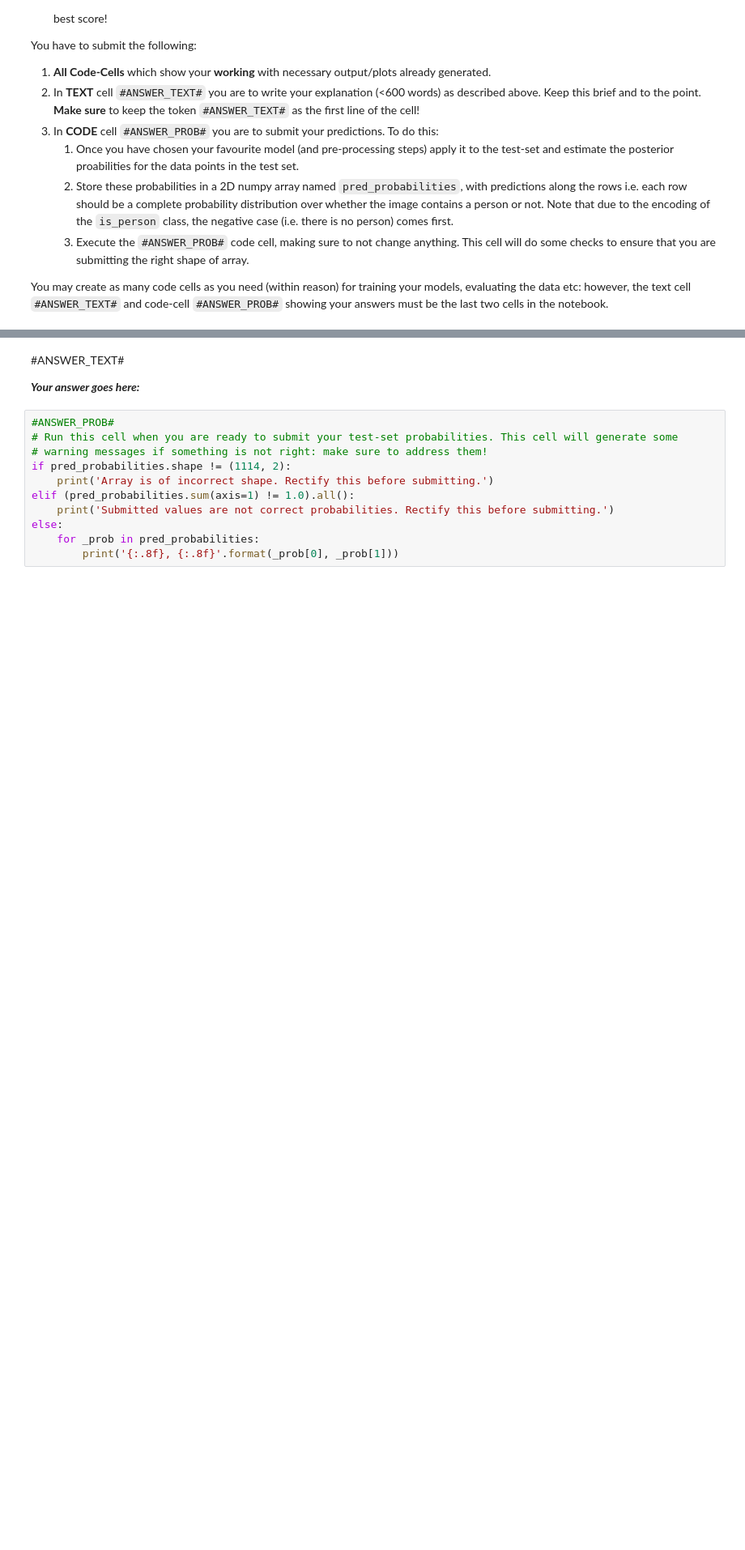
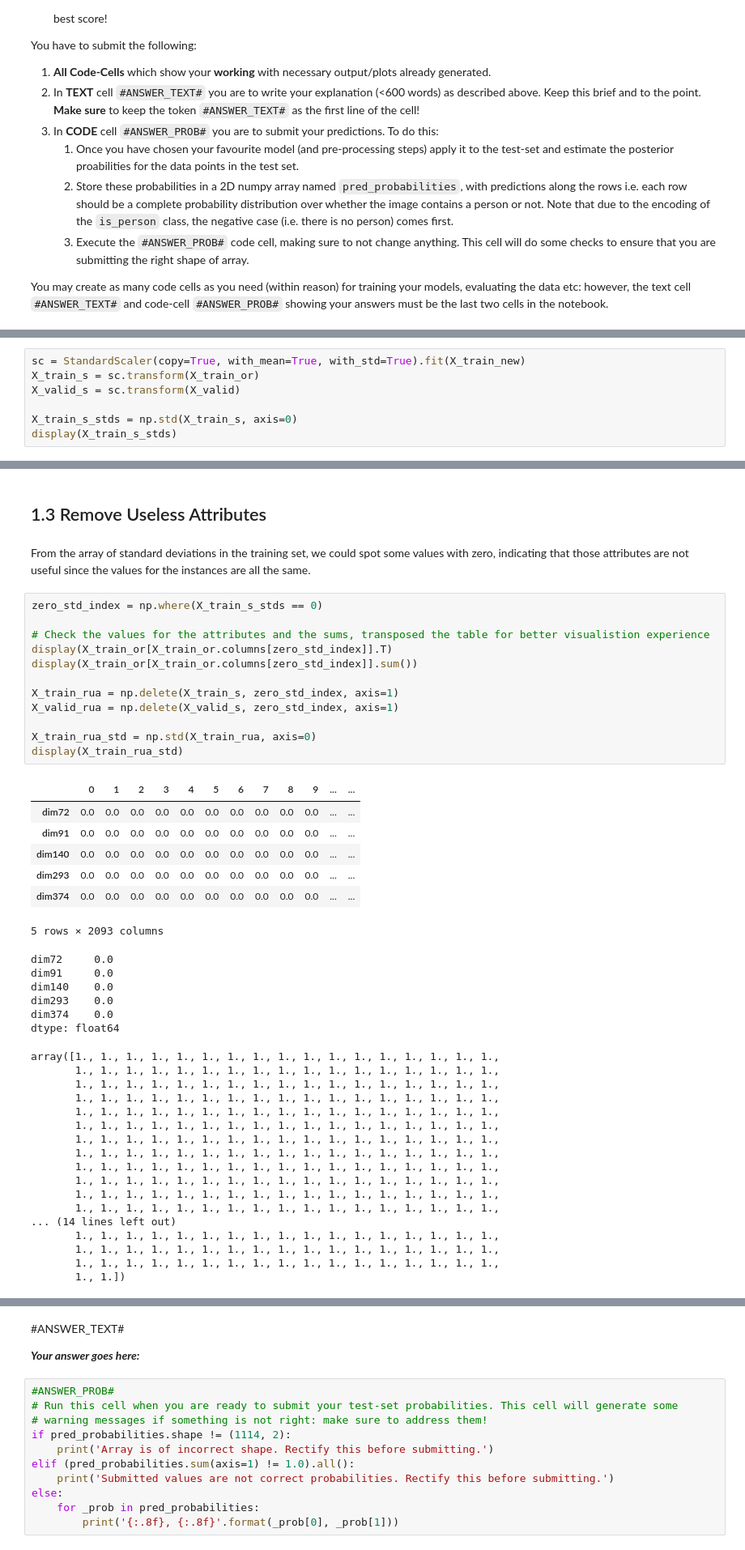
Before and after one commit to zhanshenlc/IAML2018, a Jupyter notebook: Assignments/03_B_MiniChallenge.ipynb, the cells around one changed output, grey strips where cells are left out. Shown at 81% size. Drawn from its saved outputs; the diff is of its cells as text; blank space fills up the shorter version.

```diff
--- a/Assignments/03_B_MiniChallenge.ipynb
+++ b/Assignments/03_B_MiniChallenge.ipynb
@@ -144,0 +218,7 @@ You may create as many code cells as you need (within reason) for training your
+# %%
+sc = StandardScaler(copy=True, with_mean=True, with_std=True).fit(X_train_new)
+X_train_s = sc.transform(X_train_or)
+X_valid_s = sc.transform(X_valid)
+
+X_train_s_stds = np.std(X_train_s, axis=0)
+display(X_train_s_stds)
@@ -144,0 +243,47 @@ You may create as many code cells as you need (within reason) for training your
+# %% [markdown]
+## 1.3 Remove Useless Attributes
+# %% [markdown]
+From the array of standard deviations in the training set, we could spot some values with zero, indicating that those attributes are not useful since the values for the instances are all the same.
+# %%
+zero_std_index = np.where(X_train_s_stds == 0)
+
+# Check the values for the attributes and the sums, transposed the table for better visualistion experience
+display(X_train_or[X_train_or.columns[zero_std_index]].T)
+display(X_train_or[X_train_or.columns[zero_std_index]].sum())
+
+X_train_rua = np.delete(X_train_s, zero_std_index, axis=1)
+X_valid_rua = np.delete(X_valid_s, zero_std_index, axis=1)
+
+X_train_rua_std = np.std(X_train_rua, axis=0)
+display(X_train_rua_std)
+# %% [output]
+|  | 0 | 1 | 2 | 3 | 4 | 5 | 6 | 7 | 8 | 9 | ... | ... |
+| dim72 | 0.0 | 0.0 | 0.0 | 0.0 | 0.0 | 0.0 | 0.0 | 0.0 | 0.0 | 0.0 | ... | ... |
+| dim91 | 0.0 | 0.0 | 0.0 | 0.0 | 0.0 | 0.0 | 0.0 | 0.0 | 0.0 | 0.0 | ... | ... |
+| dim140 | 0.0 | 0.0 | 0.0 | 0.0 | 0.0 | 0.0 | 0.0 | 0.0 | 0.0 | 0.0 | ... | ... |
+| dim293 | 0.0 | 0.0 | 0.0 | 0.0 | 0.0 | 0.0 | 0.0 | 0.0 | 0.0 | 0.0 | ... | ... |
+| dim374 | 0.0 | 0.0 | 0.0 | 0.0 | 0.0 | 0.0 | 0.0 | 0.0 | 0.0 | 0.0 | ... | ... |
+5 rows × 2093 columns
+dim72     0.0
+dim91     0.0
+dim140    0.0
+dim293    0.0
+dim374    0.0
+dtype: float64
+array([1., 1., 1., 1., 1., 1., 1., 1., 1., 1., 1., 1., 1., 1., 1., 1., 1.,
+       1., 1., 1., 1., 1., 1., 1., 1., 1., 1., 1., 1., 1., 1., 1., 1., 1.,
+       1., 1., 1., 1., 1., 1., 1., 1., 1., 1., 1., 1., 1., 1., 1., 1., 1.,
+       1., 1., 1., 1., 1., 1., 1., 1., 1., 1., 1., 1., 1., 1., 1., 1., 1.,
+       1., 1., 1., 1., 1., 1., 1., 1., 1., 1., 1., 1., 1., 1., 1., 1., 1.,
+       1., 1., 1., 1., 1., 1., 1., 1., 1., 1., 1., 1., 1., 1., 1., 1., 1.,
+       1., 1., 1., 1., 1., 1., 1., 1., 1., 1., 1., 1., 1., 1., 1., 1., 1.,
+       1., 1., 1., 1., 1., 1., 1., 1., 1., 1., 1., 1., 1., 1., 1., 1., 1.,
+       1., 1., 1., 1., 1., 1., 1., 1., 1., 1., 1., 1., 1., 1., 1., 1., 1.,
+       1., 1., 1., 1., 1., 1., 1., 1., 1., 1., 1., 1., 1., 1., 1., 1., 1.,
+       1., 1., 1., 1., 1., 1., 1., 1., 1., 1., 1., 1., 1., 1., 1., 1., 1.,
+       1., 1., 1., 1., 1., 1., 1., 1., 1., 1., 1., 1., 1., 1., 1., 1., 1.,
+... (14 lines left out)
+       1., 1., 1., 1., 1., 1., 1., 1., 1., 1., 1., 1., 1., 1., 1., 1., 1.,
+       1., 1., 1., 1., 1., 1., 1., 1., 1., 1., 1., 1., 1., 1., 1., 1., 1.,
+       1., 1., 1., 1., 1., 1., 1., 1., 1., 1., 1., 1., 1., 1., 1., 1., 1.,
+       1., 1.])
```
Also changed, not shown: parts of 13 cells of this notebook.
